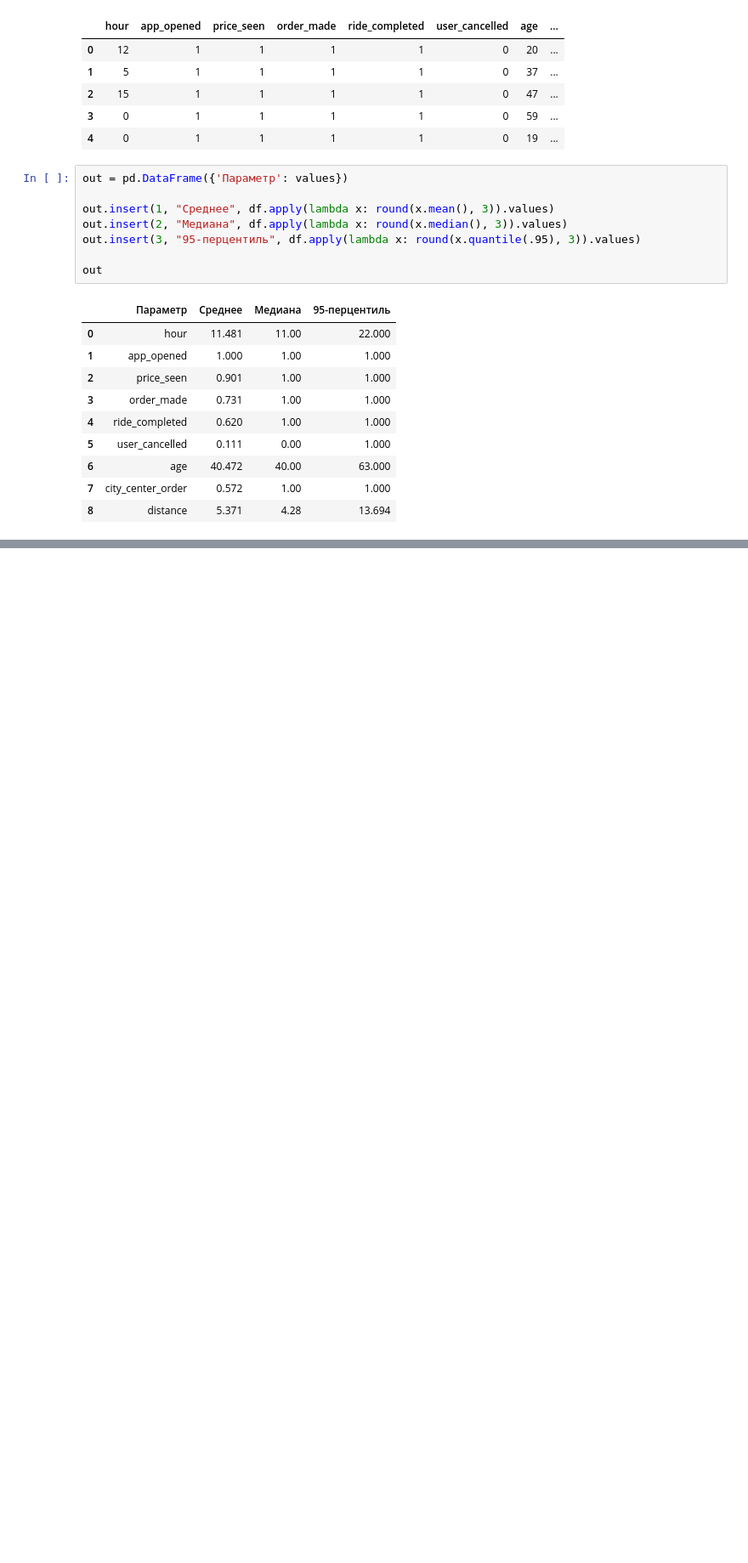
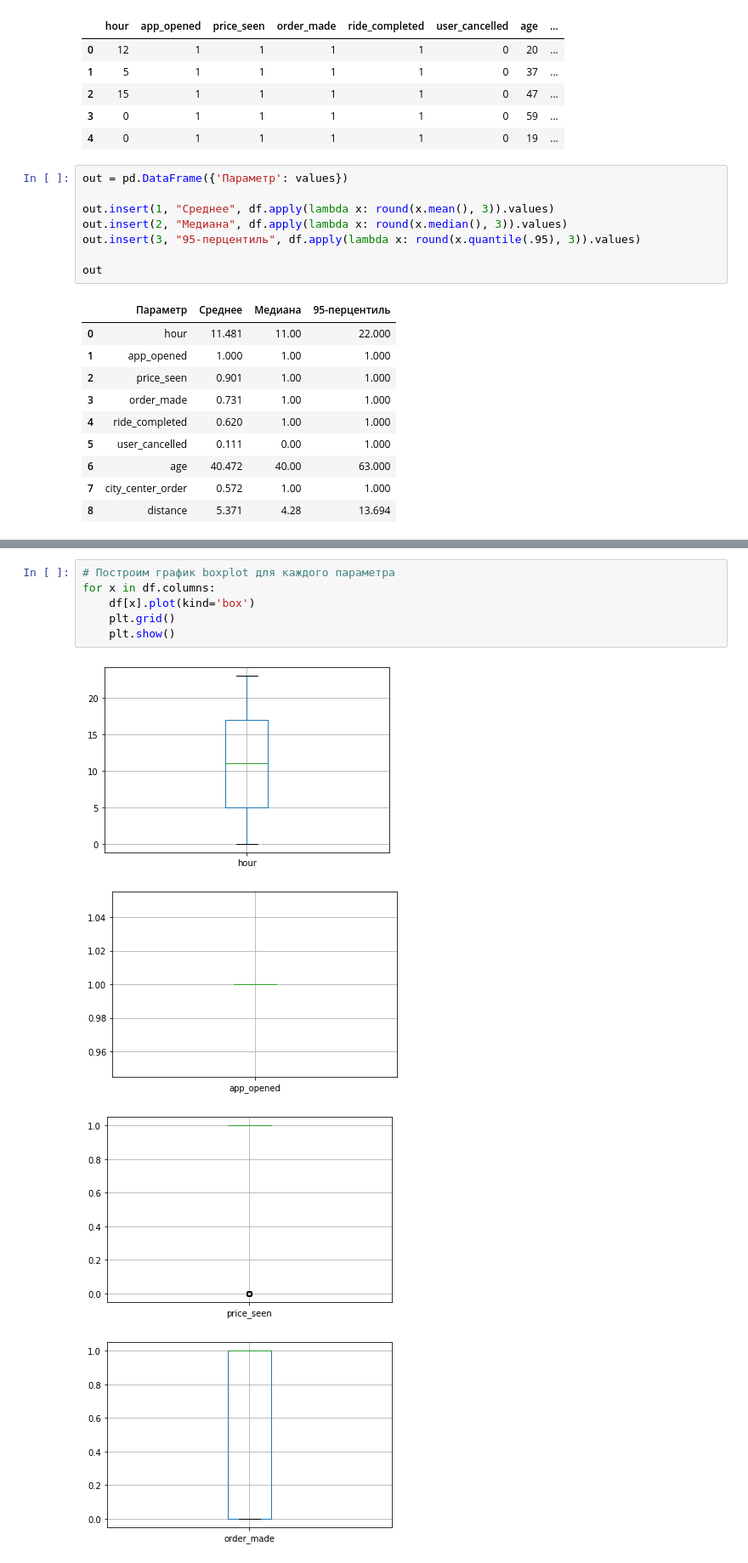
Before and after one commit to iamdenizzz/abt-5, a Jupyter notebook: 3/Homework-3.ipynb, the cells around one changed output, grey strips where cells are left out. Shown at 85% size. Drawn from its saved outputs; the diff is of its cells as text; blank space fills up the shorter version.

```diff
--- a/3/Homework-3.ipynb
+++ b/3/Homework-3.ipynb
@@ -49,0 +67,11 @@ out
+# %%
+# Построим график boxplot для каждого параметра
+for x in df.columns:
+    df[x].plot(kind='box')
+    plt.grid()
+    plt.show()
+# %% [output]
+[figure, added]
+[figure, added]
+[figure, added]
+[figure, added]
```
Also changed, not shown: parts of 3 cells of this notebook.
